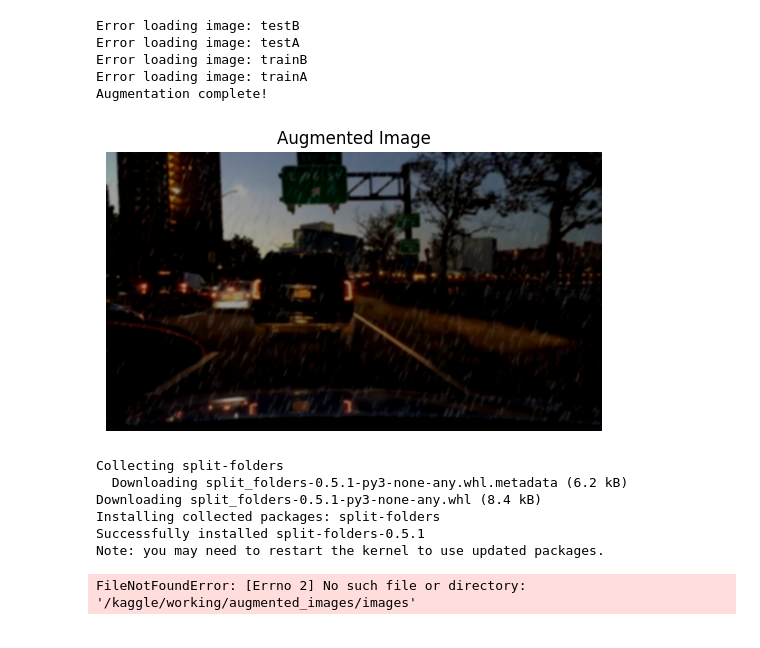
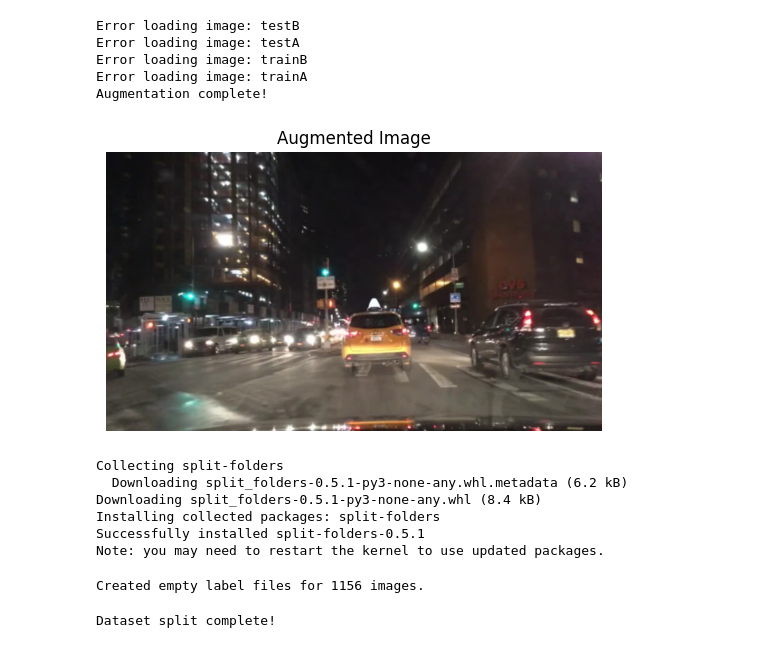
Before and after one commit to Pulkit-g03/Error_Terror_CodeClash, a Jupyter notebook: codeclash1.ipynb, the cells around one changed output. Saved outputs shown, nothing was run; the diff lists cells and outputs as text; code cells hidden in the pictures.

Commit message:
Kaggle Notebook | Codeclash1 | Version 1

```diff
--- a/codeclash1.ipynb
+++ b/codeclash1.ipynb
@@ -148,23 +148,23 @@ Augmentation complete!
 # %%
 import cv2
 import matplotlib.pyplot as plt
 # Load the image
-image_path = "/kaggle/working/augmented_images/01a54273-6df5e1d3.jpg"
+image_path = "/kaggle/working/augmented_images/002b485a-3f6603f2.jpg"
 image = cv2.imread(image_path)
 
 if image is None:
     print(f"Error: Unable to load image at {image_path}")
 else:
     # Convert from BGR to RGB (OpenCV loads images in BGR format)
     image_rgb = cv2.cvtColor(image, cv2.COLOR_BGR2RGB)
 
     # Display the image using matplotlib
     plt.imshow(image_rgb)
     plt.title("Augmented Image")
     plt.axis('off')  # Hide axes
     plt.show()
 # %% [output]
-[figure, old version]
+[figure, new version]
 # %%
 # Original bounding boxes (format: [x_min, y_min, x_max, y_max, class_id])
 original_bboxes = [
@@ -186,3 +209,17 @@ Note: you may need to restart the kernel to use updated packages.
+# %%
+# Create empty label files for missing labels
+for image_file in missing_labels:
+    image_name = os.path.splitext(image_file)[0]  # Remove file extension
+    label_file = f"{image_name}.txt"  # Corresponding label file
+    label_path = os.path.join(augmented_labels_path, label_file)
+
+    # Create an empty label file
+    with open(label_path, "w") as f:
+        pass  # Empty file
+
+print(f"Created empty label files for {len(missing_labels)} images.")
+# %% [output]
+Created empty label files for 1156 images.
 # %%
 import os
 import random
@@ -190,15 +227,14 @@ import shutil
 
 # Path to augmented images and labels
 augmented_images_path = "/kaggle/working/augmented_images"
-images_folder = os.path.join(augmented_images_path, "images")
-labels_folder = os.path.join(augmented_images_path, "labels")
+augmented_labels_path = "/kaggle/working/augmented_labels"
 
 # Output directory for train/val split
 output_path = "/kaggle/working/dataset"
 os.makedirs(output_path, exist_ok=True)
 
 # List image files
-image_files = os.listdir(images_folder)
+image_files = os.listdir(augmented_images_path)
 random.shuffle(image_files)  # Shuffle for randomness
 
 # Split ratio (80% train, 20% val)
@@ -223,15 +259,15 @@ for i, image_file in enumerate(image_files):
 
     if i < split_index:
         # Move to train folder
-        shutil.move(os.path.join(images_folder, image_file), os.path.join(train_images_path, image_file))
-        if os.path.exists(os.path.join(labels_folder, label_file)):
-            shutil.move(os.path.join(labels_folder, label_file), os.path.join(train_labels_path, label_file))
+        shutil.move(os.path.join(augmented_images_path, image_file), os.path.join(train_images_path, image_file))
+        if os.path.exists(os.path.join(augmented_labels_path, label_file)):
+            shutil.move(os.path.join(augmented_labels_path, label_file), os.path.join(train_labels_path, label_file))
     else:
         # Move to val folder
-        shutil.move(os.path.join(images_folder, image_file), os.path.join(val_images_path, image_file))
-        if os.path.exists(os.path.join(labels_folder, label_file)):
-            shutil.move(os.path.join(labels_folder, label_file), os.path.join(val_labels_path, label_file))
+        shutil.move(os.path.join(augmented_images_path, image_file), os.path.join(val_images_path, image_file))
+        if os.path.exists(os.path.join(augmented_labels_path, label_file)):
+            shutil.move(os.path.join(augmented_labels_path, label_file), os.path.join(val_labels_path, label_file))
 
 print("Dataset split complete!")
 # %% [output]
-FileNotFoundError: [Errno 2] No such file or directory: '/kaggle/working/augmented_images/images'
+Dataset split complete!
```
Also changed, not shown: parts of 7 cells of this notebook.
